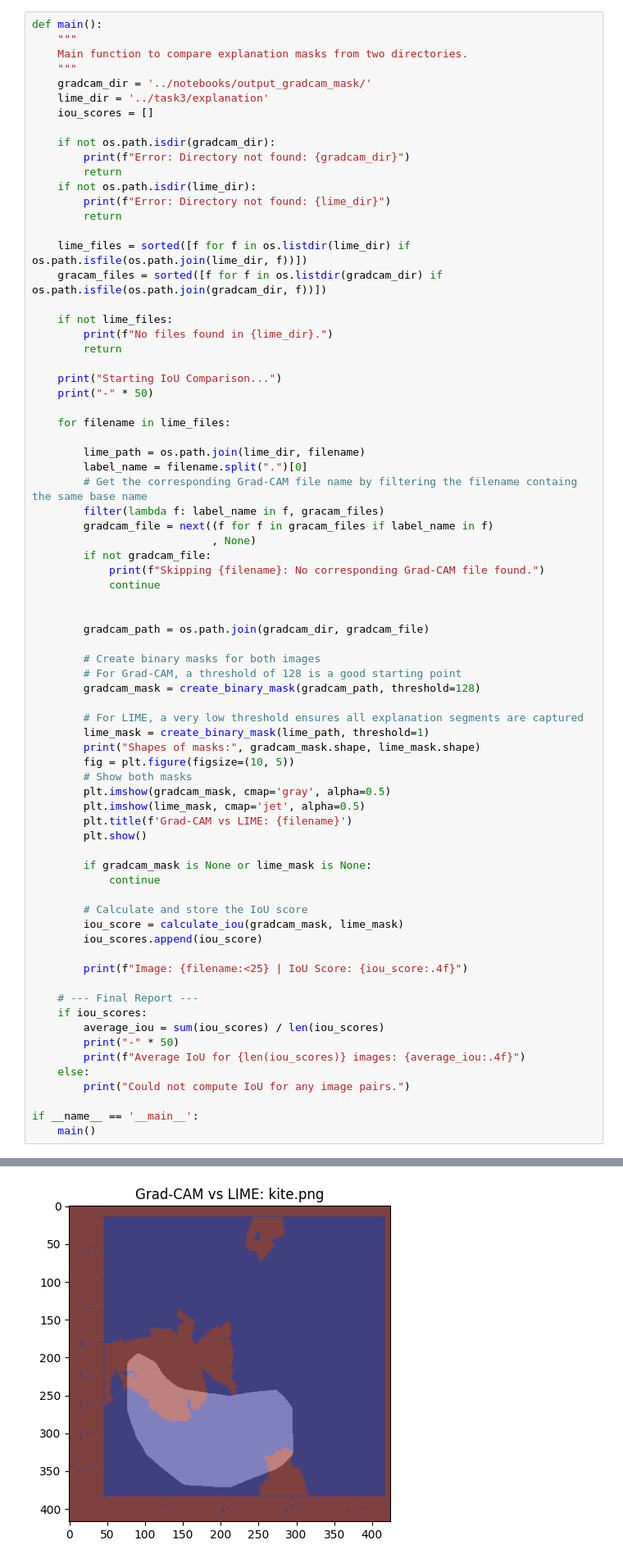
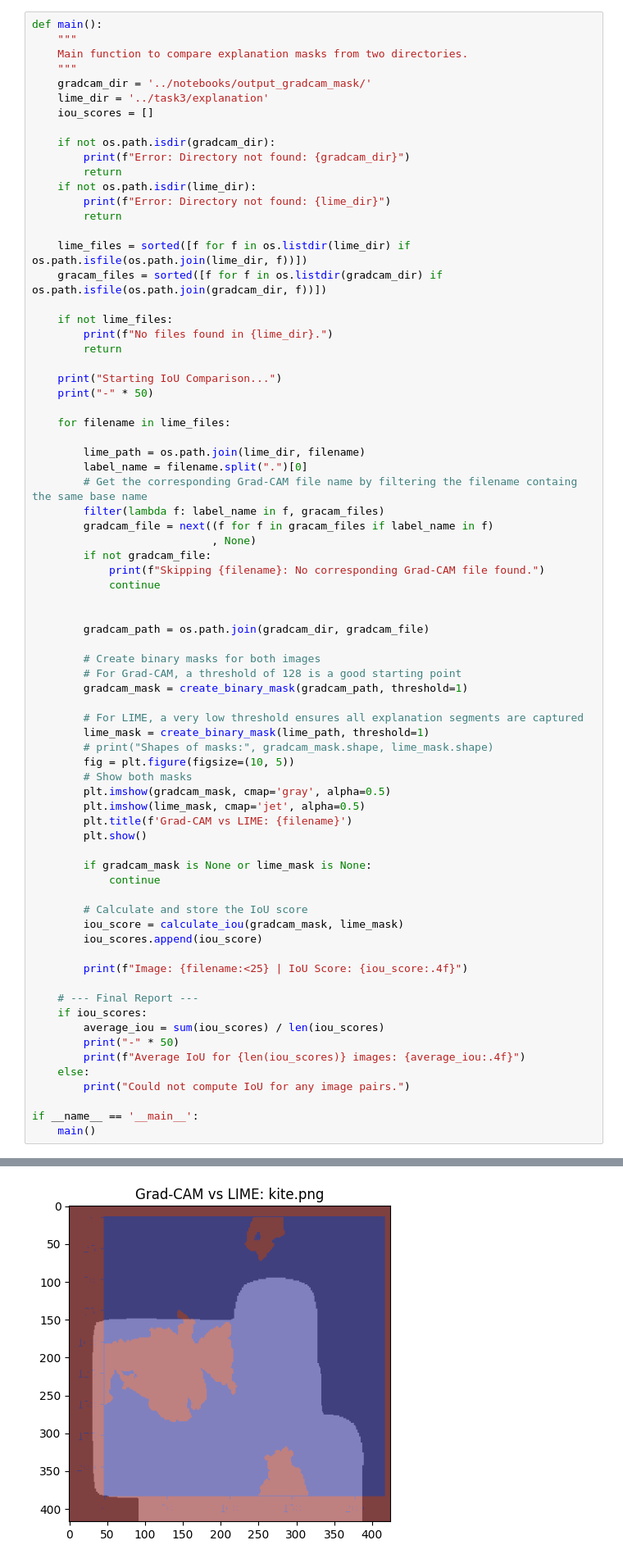
Before and after one commit to ashishsubedi/TML25_A4_27, a Jupyter notebook: task4/comparision.ipynb, the cells around one changed output, grey strips where cells are left out. Shown at 82% size. Cells and saved outputs as stored; diff of their text form.

```diff
--- a/task4/comparision.ipynb
+++ b/task4/comparision.ipynb
@@ -104,11 +104,11 @@ def main():
 
         # Create binary masks for both images
         # For Grad-CAM, a threshold of 128 is a good starting point
-        gradcam_mask = create_binary_mask(gradcam_path, threshold=128)
+        gradcam_mask = create_binary_mask(gradcam_path, threshold=1)
 
         # For LIME, a very low threshold ensures all explanation segments are captured
         lime_mask = create_binary_mask(lime_path, threshold=1)
-        print("Shapes of masks:", gradcam_mask.shape, lime_mask.shape)
+        # print("Shapes of masks:", gradcam_mask.shape, lime_mask.shape)
         fig = plt.figure(figsize=(10, 5))
         # Show both masks
         plt.imshow(gradcam_mask, cmap='gray', alpha=0.5)
@@ -158 +149 @@ Shapes of masks: (417, 425) (417, 425)
-[figure, old version]
+[figure, new version]
```
Also changed, not shown: parts of 2 cells of this notebook, 52 other files.
